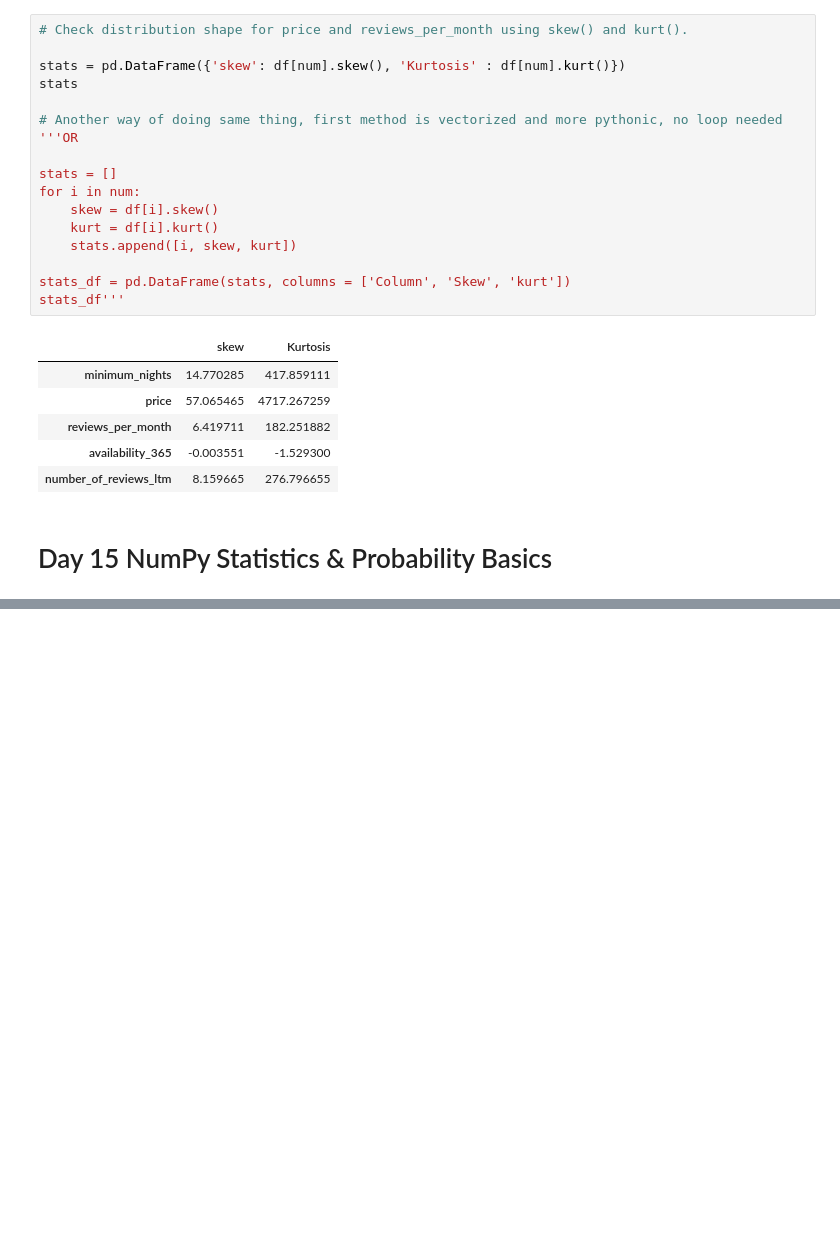
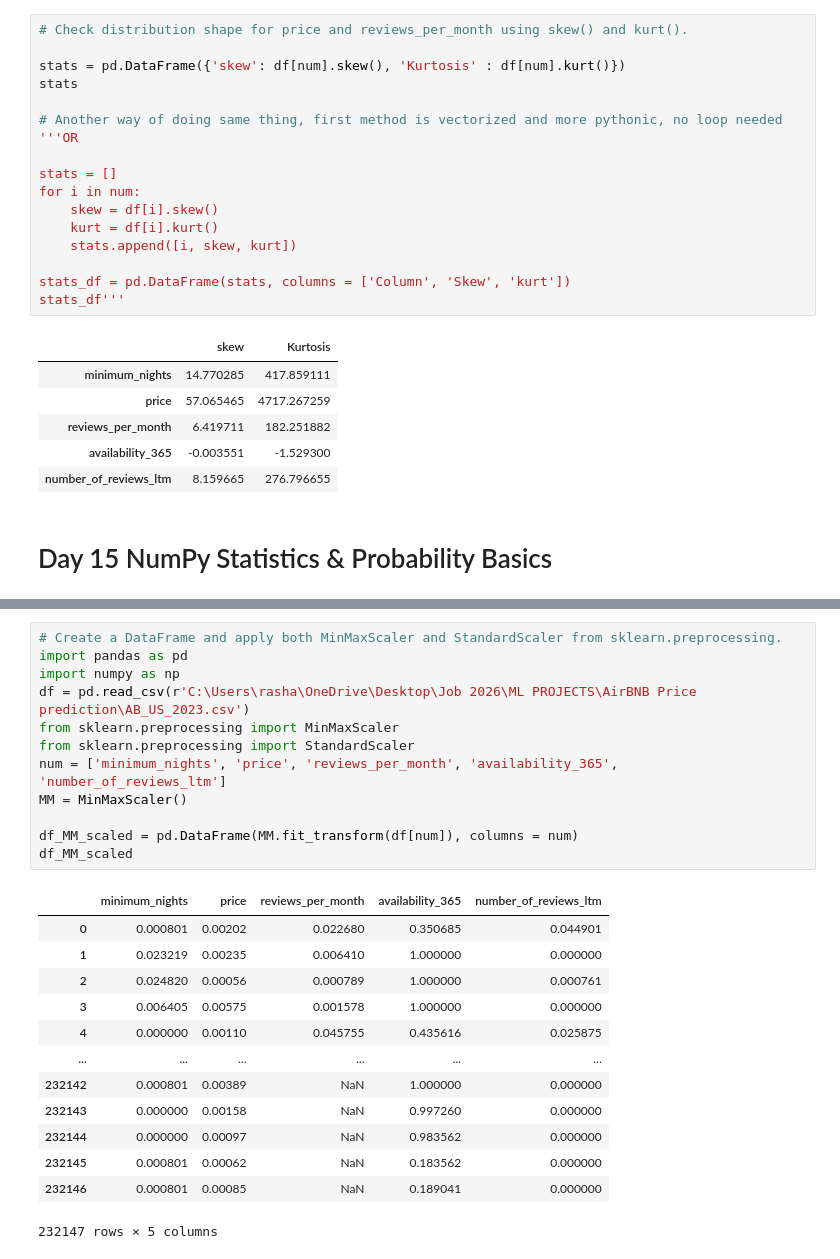
Before and after one commit to Rashmisharma0101/Python-Basics, a Jupyter notebook: Python-practice1month-24oct.ipynb, the cells around one changed output, grey strips where cells are left out. Cells and saved outputs as stored; diff of their text form; blank space fills up the shorter version.

```diff
--- a/Python-practice1month-24oct.ipynb
+++ b/Python-practice1month-24oct.ipynb
@@ -1479,0 +1689,26 @@ stats_df'''
+# %%
+# Create a DataFrame and apply both MinMaxScaler and StandardScaler from sklearn.preprocessing.
+import pandas as pd
+import numpy as np
+df = pd.read_csv(r'C:\Users\rasha\OneDrive\Desktop\Job 2026\ML PROJECTS\AirBNB Price prediction\AB_US_2023.csv')
+from sklearn.preprocessing import MinMaxScaler
+from sklearn.preprocessing import StandardScaler
+num = ['minimum_nights', 'price', 'reviews_per_month', 'availability_365', 'number_of_reviews_ltm']
+MM = MinMaxScaler()
+
+df_MM_scaled = pd.DataFrame(MM.fit_transform(df[num]), columns = num)
+df_MM_scaled
+# %% [output]
+|  | minimum_nights | price | reviews_per_month | availability_365 | number_of_reviews_ltm |
+| 0 | 0.000801 | 0.00202 | 0.022680 | 0.350685 | 0.044901 |
+| 1 | 0.023219 | 0.00235 | 0.006410 | 1.000000 | 0.000000 |
+| 2 | 0.024820 | 0.00056 | 0.000789 | 1.000000 | 0.000761 |
+| 3 | 0.006405 | 0.00575 | 0.001578 | 1.000000 | 0.000000 |
+| 4 | 0.000000 | 0.00110 | 0.045755 | 0.435616 | 0.025875 |
+| ... | ... | ... | ... | ... | ... |
+| 232142 | 0.000801 | 0.00389 | NaN | 1.000000 | 0.000000 |
+| 232143 | 0.000000 | 0.00158 | NaN | 0.997260 | 0.000000 |
+| 232144 | 0.000000 | 0.00097 | NaN | 0.983562 | 0.000000 |
+| 232145 | 0.000801 | 0.00062 | NaN | 0.183562 | 0.000000 |
+| 232146 | 0.000801 | 0.00085 | NaN | 0.189041 | 0.000000 |
+232147 rows × 5 columns
```
Also changed, not shown: parts of 20 cells of this notebook.
